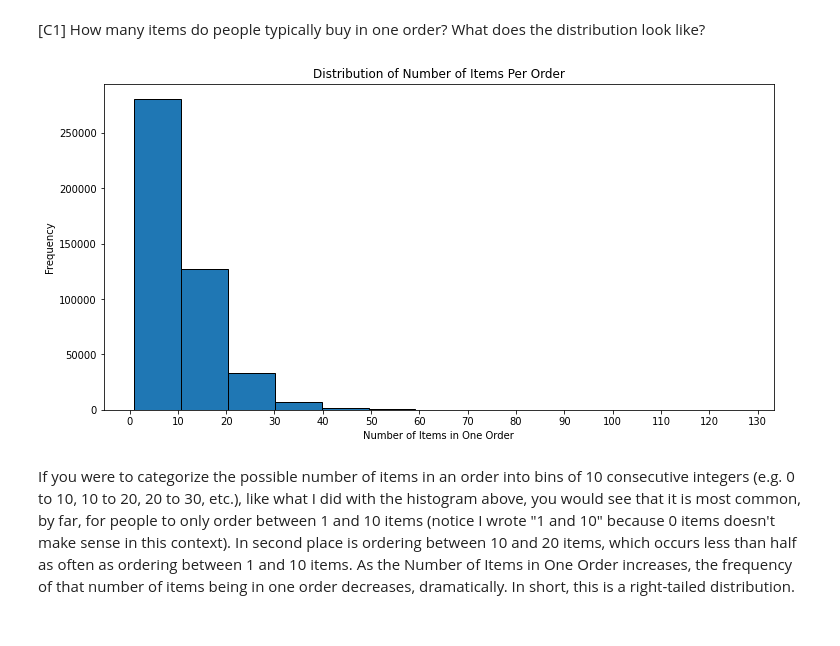
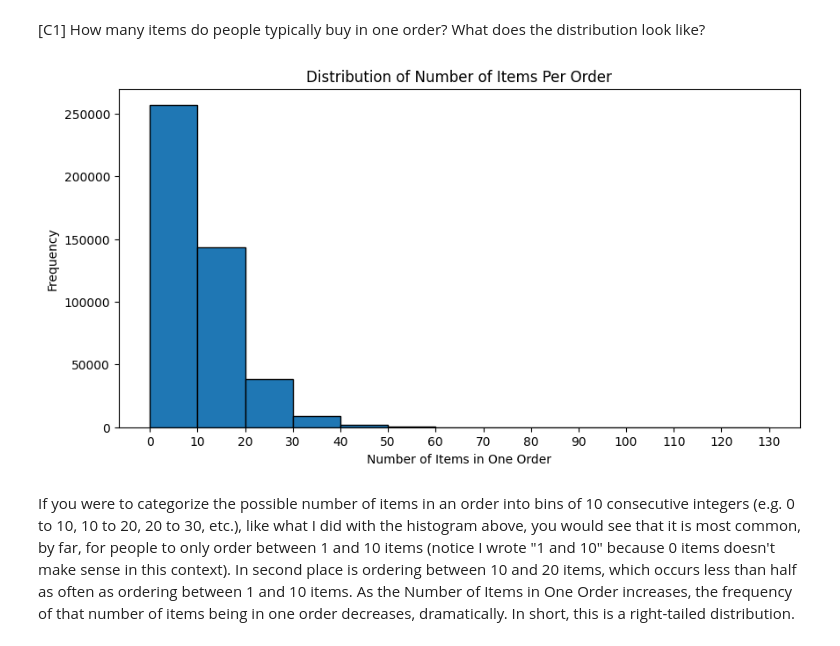
Before and after one commit to ChStLeGitHub/Project02-Customer-Grocery-Shopping-Habits, a Jupyter notebook: Instacart.ipynb, the cells around one changed output. Cells and saved outputs as stored; diff of their text form; code cells hidden in the pictures.

```diff
--- a/Instacart.ipynb
+++ b/Instacart.ipynb
@@ -776,20 +775,20 @@ display(top_20_count)
 # %%
 order_and_product_id = order_products[['order_id', 'product_id']]
 
 items_per_order = order_and_product_id.groupby('order_id').count()
 
 items_per_order.plot(kind = 'hist',
-                     bins = 13,
+                     bins = np.arange(0, 140, step = 10),
                      title = 'Distribution of Number of Items Per Order',
-                     figsize = (12, 6),
+                     figsize = (10, 5),
                      legend = None,
                      edgecolor = 'black')
 
 plt.xlabel('Number of Items in One Order')
 plt.xticks(np.arange(0, 140, step = 10))
 plt.show()
 # %% [output]
-[figure, old version]
+[figure, new version]
 # %% [markdown]
 If you were to categorize the possible number of items in an order into bins of 10 consecutive integers (e.g. 0 to 10, 10 to 20, 20 to 30, etc.), like what I did with the histogram above, you would see that it is most common, by far, for people to only order between 1 and 10 items (notice I wrote "1 and 10" because 0 items doesn't make sense in this context). In second place is ordering between 10 and 20 items, which occurs less than half as often as ordering between 1 and 10 items. As the Number of Items in One Order increases, the frequency of that number of items being in one order decreases, dramatically. In short, this is a right-tailed distribution.
 # %% [markdown]
```
Also changed, not shown: parts of 9 cells of this notebook, 1 other file.
